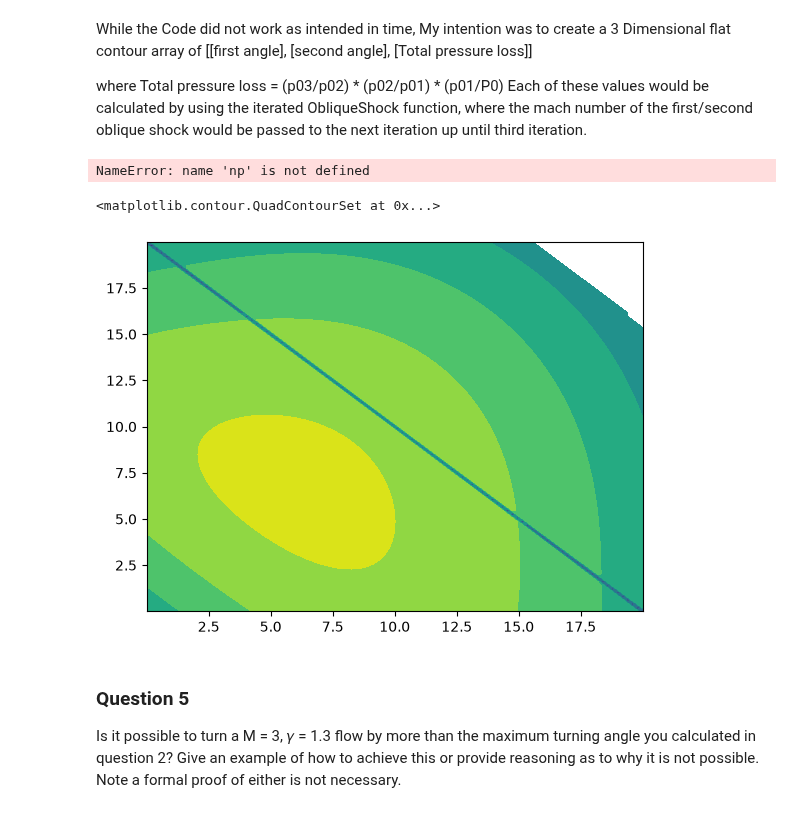
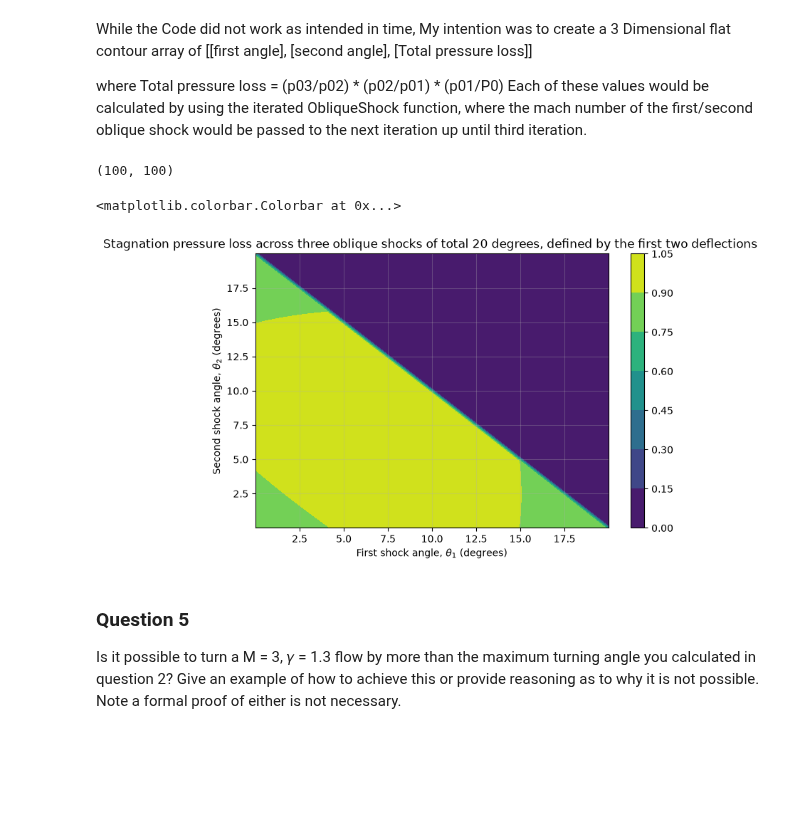
Before and after one commit to DanielKim0208/ME-433RocketScience, a Jupyter notebook: HW3/HW3.ipynb, the cells around one changed output. Drawn from its saved outputs; the diff is of its cells as text; code cells hidden in the pictures; blank space fills up the shorter version.

Commit message:
q4 contourf

```diff
--- a/HW3/HW3.ipynb
+++ b/HW3/HW3.ipynb
@@ -191,13 +187,37 @@ Theta_q4_m3 = np.linspace(0.001, 19.999, 100)
 
 Theta_q4_Grid_x, Theta_q4_Grid_y = np.meshgrid(Theta_q4_m2, Theta_q4_m3)
 TotStagLoss = tripleObliqueStagnationLoss(M_q4, gamma_q4, Theta_q4_Grid_x, Theta_q4_Grid_y)
+#Given Parameters
+M_q4 = 3
+gamma_q4 = 1.3
+Theta_q4_total = 20
+
+#Creating Meshgrids of the first and second angle
+Theta_q4_m2 = np.linspace(0.001, 19.999, 100)
+Theta_q4_m3 = np.linspace(0.001, 19.999, 100)
+
+
+Theta_q4_Grid_x, Theta_q4_Grid_y = np.meshgrid(Theta_q4_m2, Theta_q4_m3)
+TotStagLoss = tripleObliqueStagnationLoss(M_q4, gamma_q4, Theta_q4_Grid_x, Theta_q4_Grid_y)
+for i in range(len(Theta_q4_m2)):
+    for j in range(len(Theta_q4_m3)):
+        if Theta_q4_m2[i] + Theta_q4_m3[j] > Theta_q4_total:
+            TotStagLoss[i][j] = 0
-# %% [output]
-NameError: name 'np' is not defined
+# %%
+print(TotStagLoss.shape)
+# %% [output]
+(100, 100)
 # %%
+plt.figure(figsize=(8, 5))
 plt.contourf(Theta_q4_m2, Theta_q4_m3, TotStagLoss)
+plt.xlabel(r'First shock angle, $\theta_1$ (degrees)')
+plt.ylabel(r'Second shock angle, $\theta_2$ (degrees)')
+plt.title('Stagnation pressure loss across three oblique shocks of total 20 degrees, defined by the first two deflections ')
+plt.grid(True, alpha=0.3)
+plt.colorbar()
 # %% [output]
-<matplotlib.contour.QuadContourSet at 0x...>
+<matplotlib.colorbar.Colorbar at 0x...>
-[figure, old version]
+[figure, new version]
 # %% [markdown]
 ### Question 5
 Is it possible to turn a M = 3, 𝛾 = 1.3 flow by more than the maximum turning angle you calculated in question 2? Give an example of how to achieve this or provide reasoning as to why it is not possible. Note a formal proof of either is not necessary.
```
Also changed, not shown: parts of 1 cell of this notebook.
